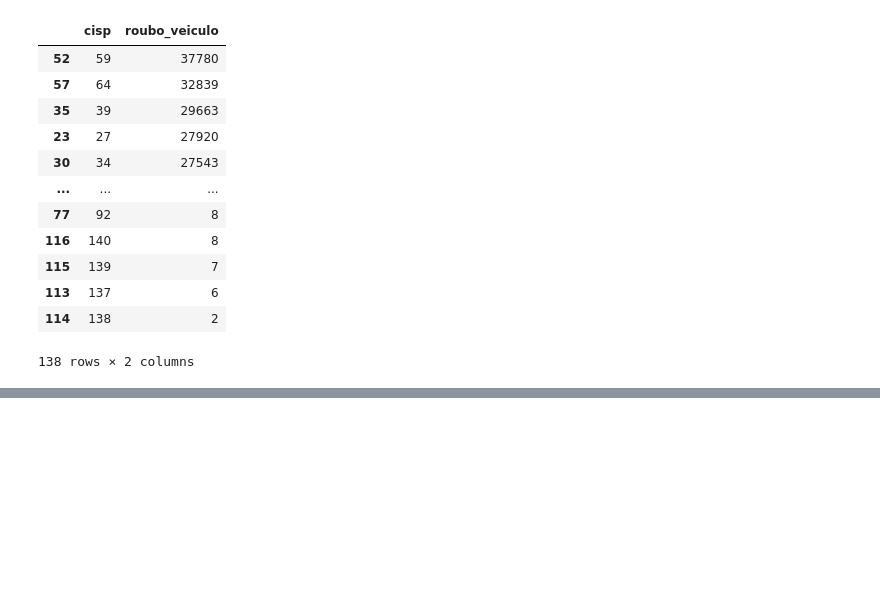
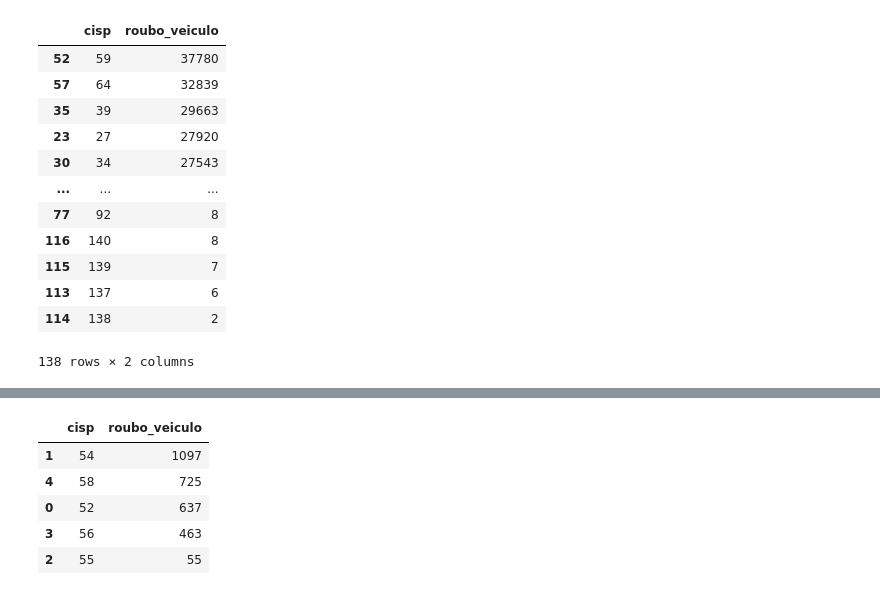
Before and after one commit to Vitorjsouza/UCII, a Jupyter notebook: isp_dado.ipynb, the cells around one changed output, grey strips where cells are left out. Cells and saved outputs as stored; diff of their text form; code cells hidden in the pictures; blank space fills up the shorter version.

```diff
--- a/isp_dado.ipynb
+++ b/isp_dado.ipynb
@@ -132,0 +177,15 @@ df_rb_veiculos_dp
+# %%
+munic_pedido = ['Belford Roxo', 'Nova Iguaçu', 'Queimados']
+
+df_bel_nov_quei = df.loc[df['munic'].isin(munic_pedido) & (df['ano'] == 2025)]  # Isin é feito para fazer um filtro usando uma lista como base, o separador de condições é "&" e as condições ficam em parenteses
+
+df_bel_nov_quei = df_bel_nov_quei.groupby('cisp')['roubo_veiculo'].sum().reset_index()
+df_bel_nov_quei = df_bel_nov_quei.sort_values(by = 'roubo_veiculo', ascending = False)
+df_bel_nov_quei
+# %% [output]
+|  | cisp | roubo_veiculo |
+| 1 | 54 | 1097 |
+| 4 | 58 | 725 |
+| 0 | 52 | 637 |
+| 3 | 56 | 463 |
+| 2 | 55 | 55 |
```
Also changed, not shown: parts of 8 cells of this notebook, 2 other files.
